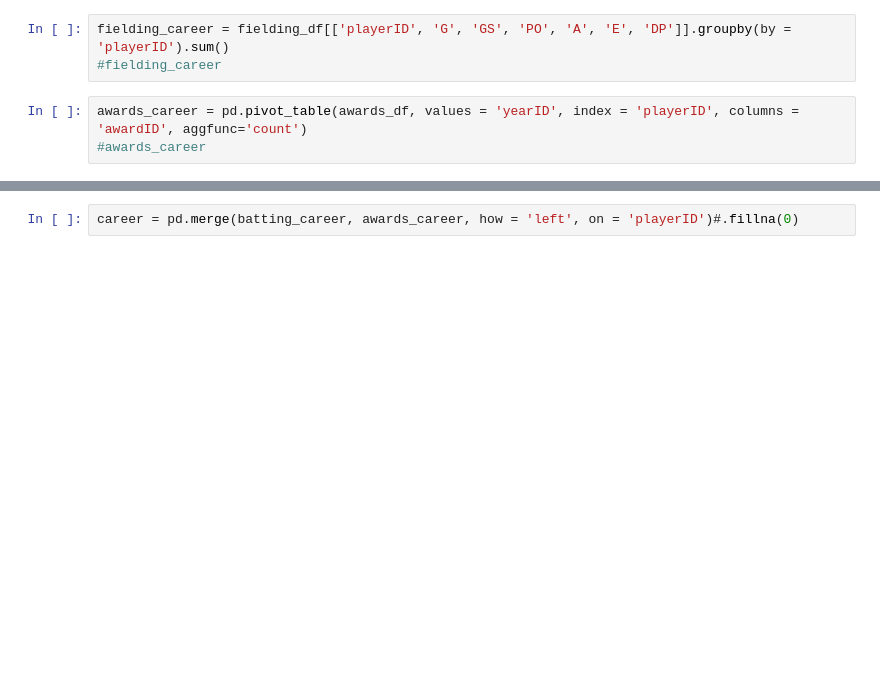
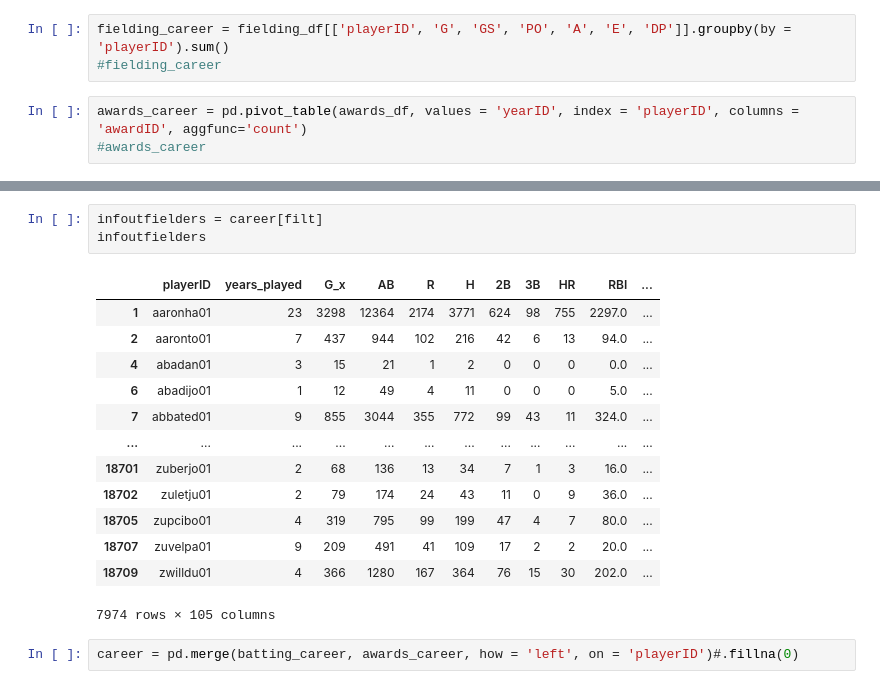
Before and after one commit to floattheboat/baseball-analyses, a Jupyter notebook: python/hof-batters.ipynb, the cells around one changed output, grey strips where cells are left out. Drawn from its saved outputs; the diff is of its cells as text; blank space fills up the shorter version.

```diff
--- a/python/hof-batters.ipynb
+++ b/python/hof-batters.ipynb
@@ -87,3 +86,20 @@ career_appearances = appearances_df.drop(['yearID', 'teamID', 'lgID'], axis=1).g
+# %%
+infoutfielders = career[filt]
+infoutfielders
+# %% [output]
+|  | playerID | years_played | G_x | AB | R | H | 2B | 3B | HR | RBI | ... |
+| 1 | aaronha01 | 23 | 3298 | 12364 | 2174 | 3771 | 624 | 98 | 755 | 2297.0 | ... |
+| 2 | aaronto01 | 7 | 437 | 944 | 102 | 216 | 42 | 6 | 13 | 94.0 | ... |
+| 4 | abadan01 | 3 | 15 | 21 | 1 | 2 | 0 | 0 | 0 | 0.0 | ... |
+| 6 | abadijo01 | 1 | 12 | 49 | 4 | 11 | 0 | 0 | 0 | 5.0 | ... |
+| 7 | abbated01 | 9 | 855 | 3044 | 355 | 772 | 99 | 43 | 11 | 324.0 | ... |
+| ... | ... | ... | ... | ... | ... | ... | ... | ... | ... | ... | ... |
+| 18701 | zuberjo01 | 2 | 68 | 136 | 13 | 34 | 7 | 1 | 3 | 16.0 | ... |
+| 18702 | zuletju01 | 2 | 79 | 174 | 24 | 43 | 11 | 0 | 9 | 36.0 | ... |
+| 18705 | zupcibo01 | 4 | 319 | 795 | 99 | 199 | 47 | 4 | 7 | 80.0 | ... |
+| 18707 | zuvelpa01 | 9 | 209 | 491 | 41 | 109 | 17 | 2 | 2 | 20.0 | ... |
+| 18709 | zwilldu01 | 4 | 366 | 1280 | 167 | 364 | 76 | 15 | 30 | 202.0 | ... |
+7974 rows × 105 columns
 # %%
 career = pd.merge(batting_career, awards_career, how = 'left', on = 'playerID')#.fillna(0)
 # %%
```
Also changed, not shown: parts of 9 cells of this notebook.
